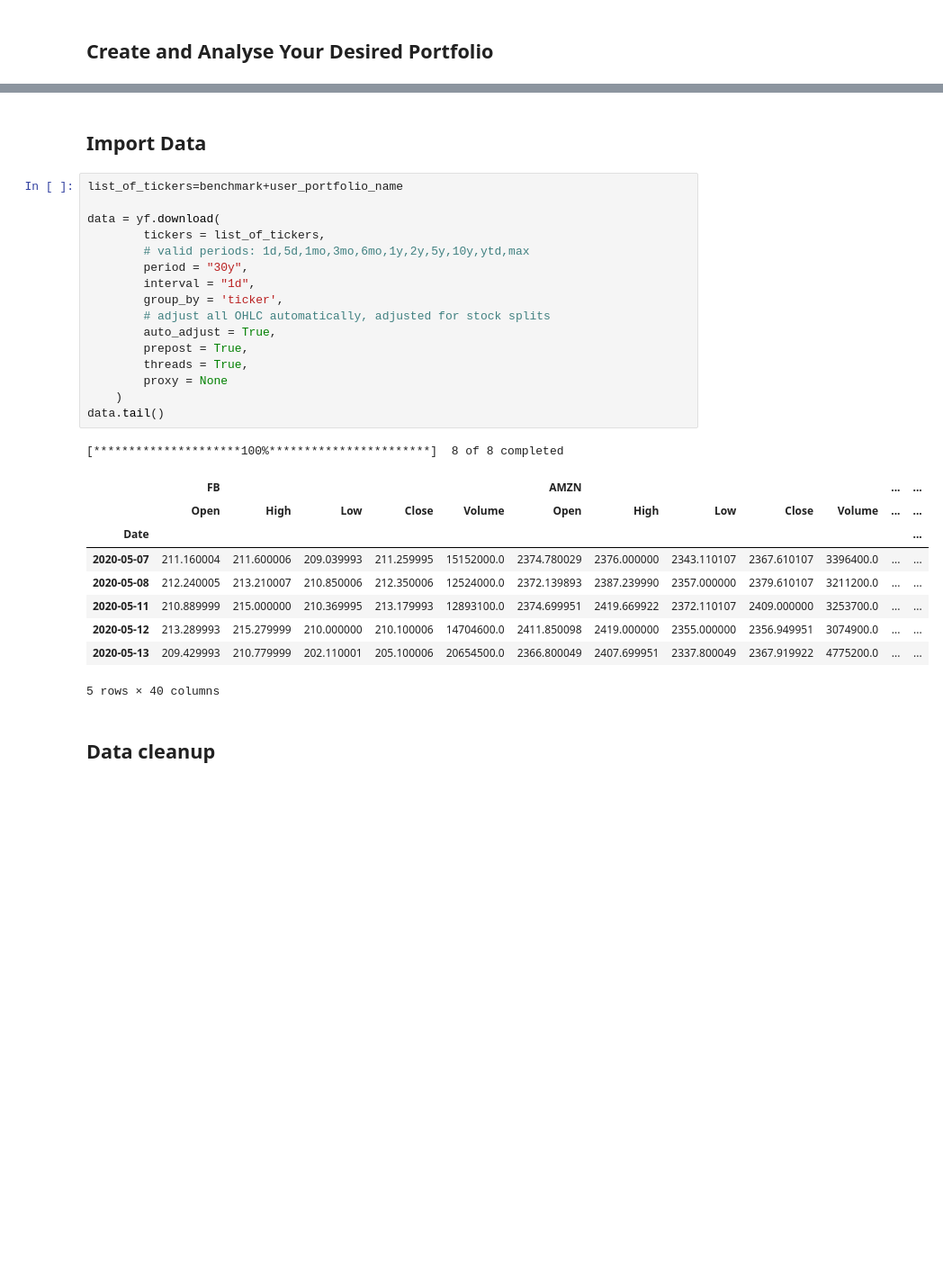
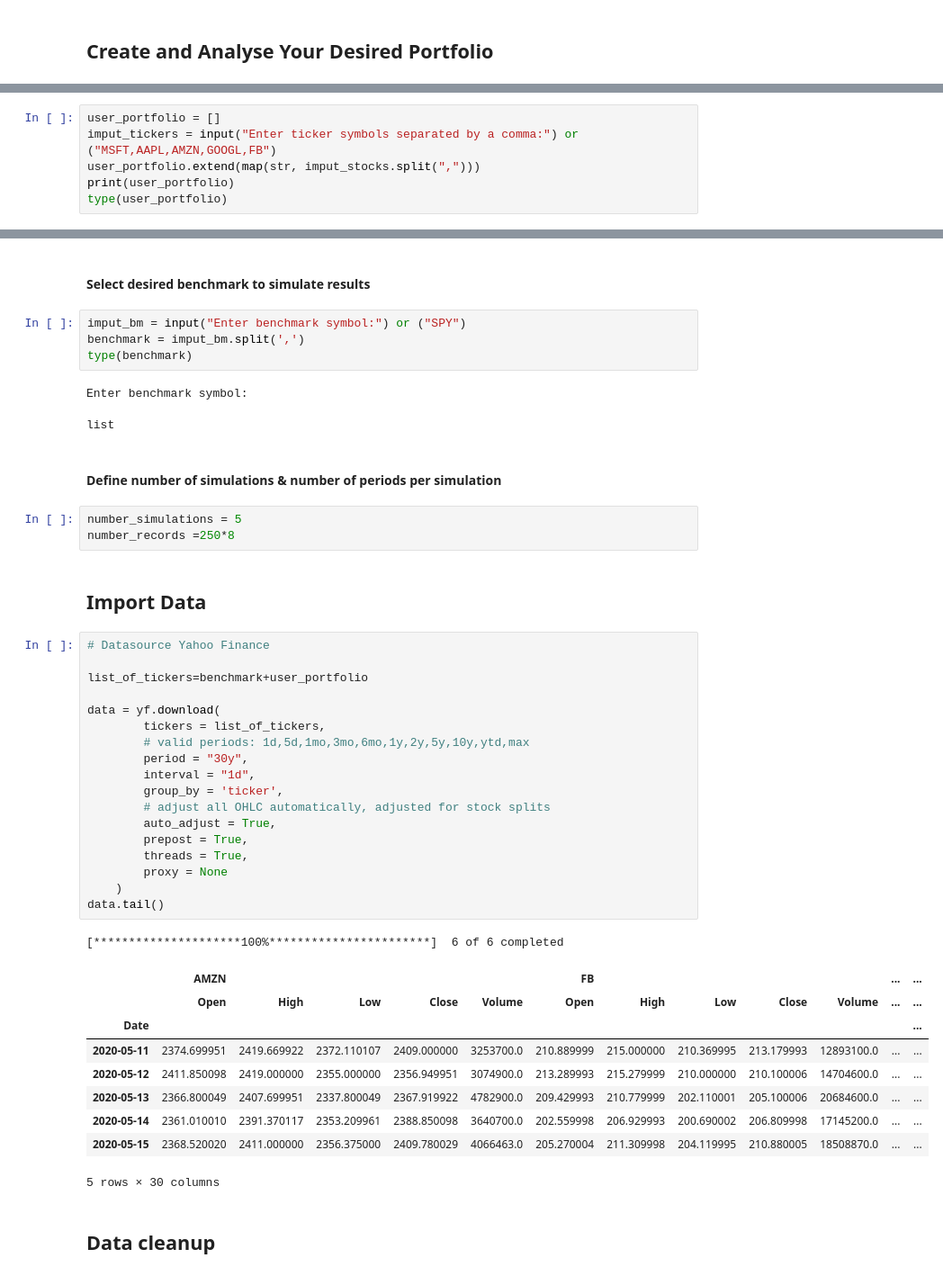
Before and after one commit to blueprint99/Fintech_Bcamp_Project1, a Jupyter notebook: project_01_master.ipynb, the cells around one changed output, grey strips where cells are left out. Shown at 90% size. Saved outputs shown, nothing was run; the diff lists cells and outputs as text; blank space fills up the shorter version.

```diff
--- a/project_01_master.ipynb
+++ b/project_01_master.ipynb
@@ -29,0 +20,6 @@ benchmark=["SPY"]
+# %%
+user_portfolio = []
+imput_tickers = input("Enter ticker symbols separated by a comma:") or ("MSFT,AAPL,AMZN,GOOGL,FB")
+user_portfolio.extend(map(str, imput_stocks.split(",")))
+print(user_portfolio)
+type(user_portfolio)
@@ -30,32 +41,48 @@ benchmark=["SPY"]
+# %% [markdown]
+#### Select desired benchmark to simulate results
+# %%
+imput_bm = input("Enter benchmark symbol:") or ("SPY")
+benchmark = imput_bm.split(',')
+type(benchmark)
+# %% [output]
+Enter benchmark symbol:
+list
+# %% [markdown]
+#### Define number of simulations & number of periods per simulation
+# %%
+number_simulations = 5
+number_records =250*8
 # %% [markdown]
 ## Import Data
 # %%
-list_of_tickers=benchmark+user_portfolio_name
+# Datasource Yahoo Finance
+
+list_of_tickers=benchmark+user_portfolio
 
 data = yf.download(
         tickers = list_of_tickers,
         # valid periods: 1d,5d,1mo,3mo,6mo,1y,2y,5y,10y,ytd,max
         period = "30y",
         interval = "1d",
         group_by = 'ticker',
         # adjust all OHLC automatically, adjusted for stock splits
         auto_adjust = True,
         prepost = True,
         threads = True,
         proxy = None
     )
 data.tail()
 # %% [output]
-[*********************100%***********************]  8 of 8 completed
+[*********************100%***********************]  6 of 6 completed
-|  | FB |  |  |  |  | AMZN |  |  |  |  | ... | ... |
+|  | AMZN |  |  |  |  | FB |  |  |  |  | ... | ... |
 |  | Open | High | Low | Close | Volume | Open | High | Low | Close | Volume | ... | ... |
 | Date |  |  |  |  |  |  |  |  |  |  |  | ... |
-| 2020-05-07 | 211.160004 | 211.600006 | 209.039993 | 211.259995 | 15152000.0 | 2374.780029 | 2376.000000 | 2343.110107 | 2367.610107 | 3396400.0 | ... | ... |
-| 2020-05-08 | 212.240005 | 213.210007 | 210.850006 | 212.350006 | 12524000.0 | 2372.139893 | 2387.239990 | 2357.000000 | 2379.610107 | 3211200.0 | ... | ... |
-| 2020-05-11 | 210.889999 | 215.000000 | 210.369995 | 213.179993 | 12893100.0 | 2374.699951 | 2419.669922 | 2372.110107 | 2409.000000 | 3253700.0 | ... | ... |
-| 2020-05-12 | 213.289993 | 215.279999 | 210.000000 | 210.100006 | 14704600.0 | 2411.850098 | 2419.000000 | 2355.000000 | 2356.949951 | 3074900.0 | ... | ... |
-| 2020-05-13 | 209.429993 | 210.779999 | 202.110001 | 205.100006 | 20654500.0 | 2366.800049 | 2407.699951 | 2337.800049 | 2367.919922 | 4775200.0 | ... | ... |
+| 2020-05-11 | 2374.699951 | 2419.669922 | 2372.110107 | 2409.000000 | 3253700.0 | 210.889999 | 215.000000 | 210.369995 | 213.179993 | 12893100.0 | ... | ... |
+| 2020-05-12 | 2411.850098 | 2419.000000 | 2355.000000 | 2356.949951 | 3074900.0 | 213.289993 | 215.279999 | 210.000000 | 210.100006 | 14704600.0 | ... | ... |
+| 2020-05-13 | 2366.800049 | 2407.699951 | 2337.800049 | 2367.919922 | 4782900.0 | 209.429993 | 210.779999 | 202.110001 | 205.100006 | 20684600.0 | ... | ... |
+| 2020-05-14 | 2361.010010 | 2391.370117 | 2353.209961 | 2388.850098 | 3640700.0 | 202.559998 | 206.929993 | 200.690002 | 206.809998 | 17145200.0 | ... | ... |
+| 2020-05-15 | 2368.520020 | 2411.000000 | 2356.375000 | 2409.780029 | 4066463.0 | 205.270004 | 211.309998 | 204.119995 | 210.880005 | 18508870.0 | ... | ... |
-5 rows × 40 columns
+5 rows × 30 columns
 # %% [markdown]
 ## Data cleanup
 # %%
```
Also changed, not shown: parts of 22 cells of this notebook, 2 other files.
